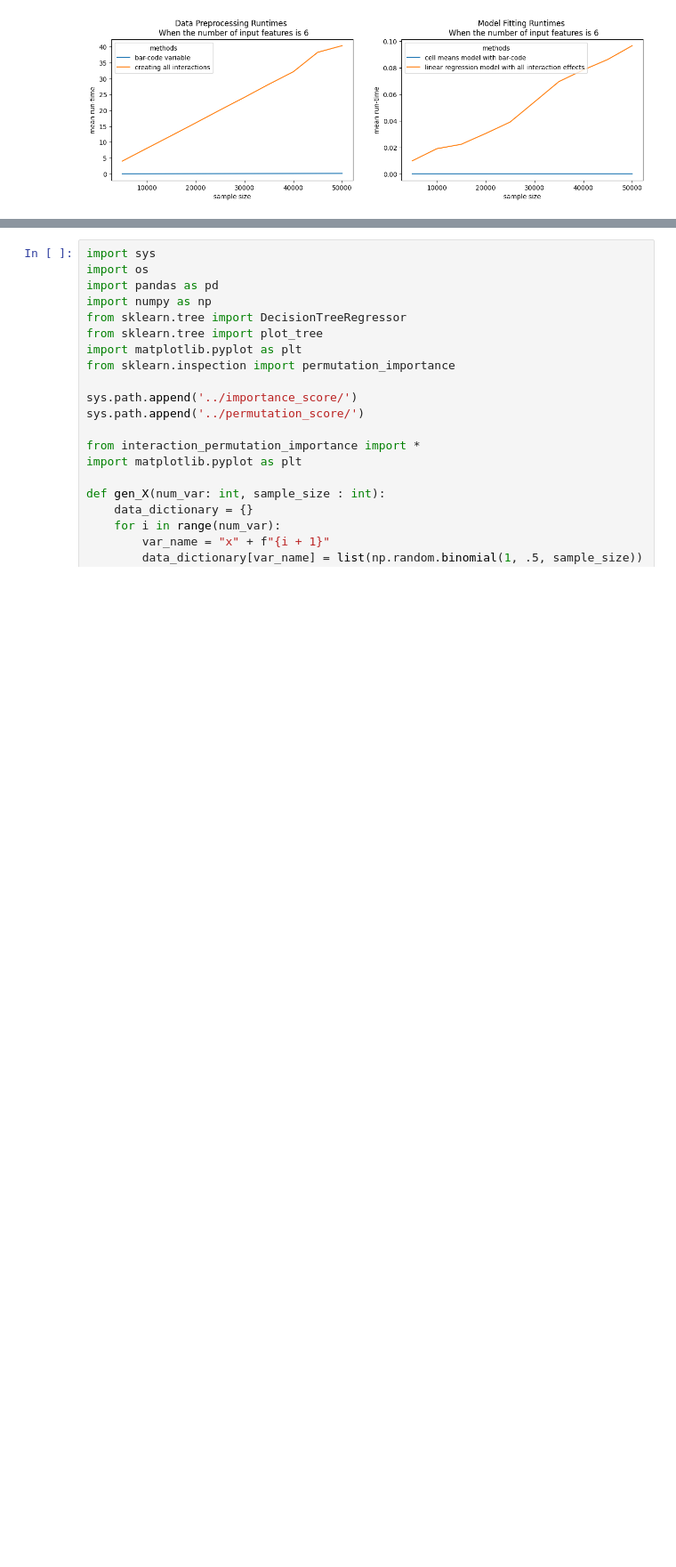
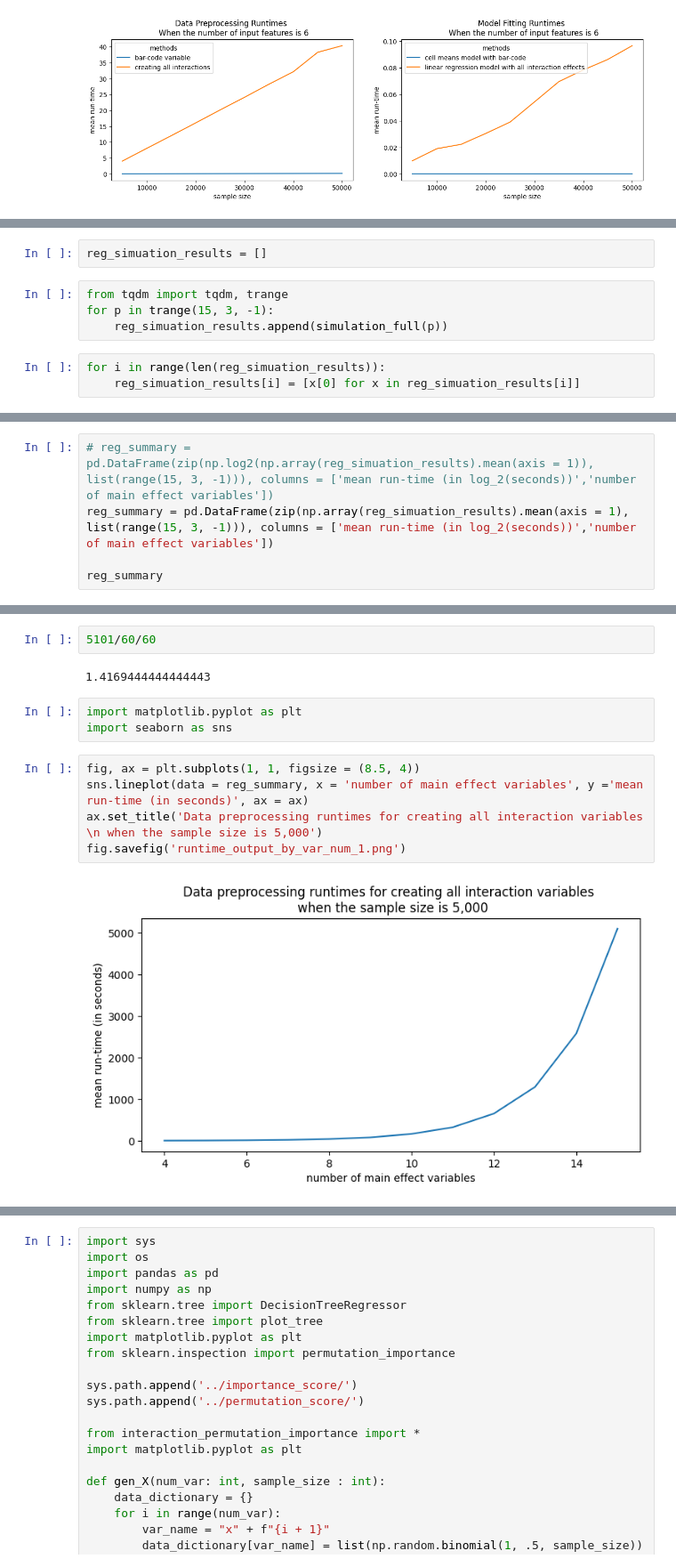
Before and after one commit to leeparkuky/barcode, a Jupyter notebook: chapter_1_simulation/memory.ipynb, the cells around one changed output, grey strips where cells are left out. Shown: that part at 89% size. Cells and saved outputs as stored; diff of their text form; blank space fills up the shorter version.

Commit message:
additional_simulations

```diff
--- a/chapter_1_simulation/memory.ipynb
+++ b/chapter_1_simulation/memory.ipynb
@@ -241,0 +329,9 @@ for k in range(3, 7):
+# %%
+reg_simuation_results = []
+# %%
+from tqdm import tqdm, trange
+for p in trange(15, 3, -1):
+    reg_simuation_results.append(simulation_full(p))
+# %%
+for i in range(len(reg_simuation_results)):
+    reg_simuation_results[i] = [x[0] for x in reg_simuation_results[i]]
@@ -241,0 +344,5 @@ for k in range(3, 7):
+# %%
+# reg_summary = pd.DataFrame(zip(np.log2(np.array(reg_simuation_results).mean(axis = 1)), list(range(15, 3, -1))), columns = ['mean run-time (in log_2(seconds))','number of main effect variables'])
+reg_summary = pd.DataFrame(zip(np.array(reg_simuation_results).mean(axis = 1), list(range(15, 3, -1))), columns = ['mean run-time (in log_2(seconds))','number of main effect variables'])
+
+reg_summary
@@ -241,0 +363,14 @@ for k in range(3, 7):
+# %%
+5101/60/60
+# %% [output]
+1.4169444444444443
+# %%
+import matplotlib.pyplot as plt
+import seaborn as sns
+# %%
+fig, ax = plt.subplots(1, 1, figsize = (8.5, 4))
+sns.lineplot(data = reg_summary, x = 'number of main effect variables', y ='mean run-time (in seconds)', ax = ax)
+ax.set_title('Data preprocessing runtimes for creating all interaction variables \n when the sample size is 5,000')
+fig.savefig('runtime_output_by_var_num_1.png')
+# %% [output]
+[figure, added]
```
Also changed, not shown: parts of 27 cells of this notebook, 9 other files.
